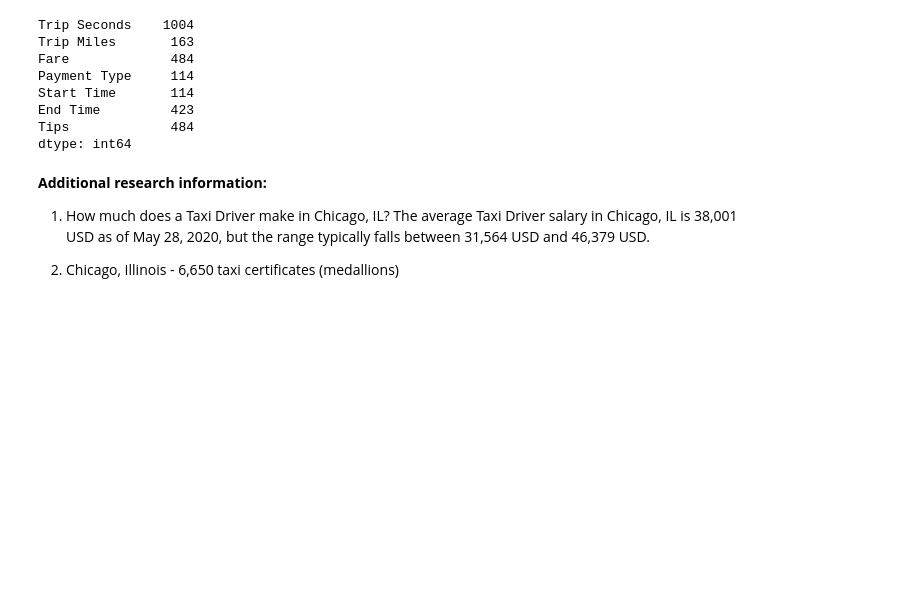
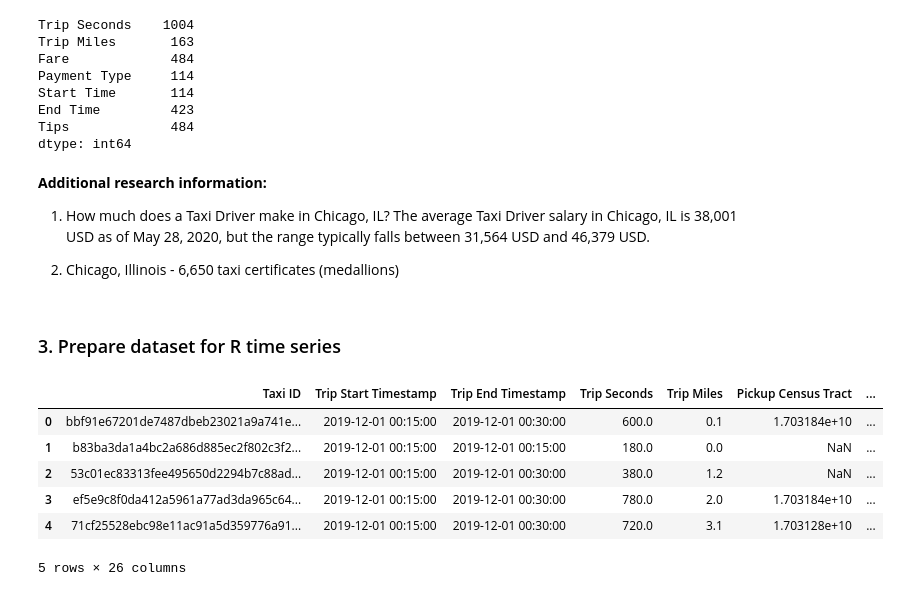
Before and after one commit to OleksiyAnokhin/UChicago-COVID-Hackathon, a Jupyter notebook: UChicago COVID-19 Hackathon.ipynb, the cells around one changed output. Drawn from its saved outputs; the diff is of its cells as text; code cells hidden in the pictures; blank space fills up the shorter version.

```diff
--- a/UChicago COVID-19 Hackathon.ipynb
+++ b/UChicago COVID-19 Hackathon.ipynb
@@ -1124,3 +1134,15 @@ dtype: int64
 1. How much does a Taxi Driver make in Chicago, IL? The average Taxi Driver salary in Chicago, IL is 38,001 USD as of May 28, 2020, but the range typically falls between 31,564 USD and 46,379 USD.
 
 2. Chicago, Illinois - 6,650 taxi certificates (medallions)
+# %% [markdown]
+### 3. Prepare dataset for R time series
+# %%
+taxi_2020.head()
+# %% [output]
+|  | Taxi ID | Trip Start Timestamp | Trip End Timestamp | Trip Seconds | Trip Miles | Pickup Census Tract | ... |
+| 0 | bbf91e67201de7487dbeb23021a9a741e... | 2019-12-01 00:15:00 | 2019-12-01 00:30:00 | 600.0 | 0.1 | 1.703184e+10 | ... |
+| 1 | b83ba3da1a4bc2a686d885ec2f802c3f2... | 2019-12-01 00:15:00 | 2019-12-01 00:15:00 | 180.0 | 0.0 | NaN | ... |
+| 2 | 53c01ec83313fee495650d2294b7c88ad... | 2019-12-01 00:15:00 | 2019-12-01 00:30:00 | 380.0 | 1.2 | NaN | ... |
+| 3 | ef5e9c8f0da412a5961a77ad3da965c64... | 2019-12-01 00:15:00 | 2019-12-01 00:30:00 | 780.0 | 2.0 | 1.703184e+10 | ... |
+| 4 | 71cf25528ebc98e11ac91a5d359776a91... | 2019-12-01 00:15:00 | 2019-12-01 00:30:00 | 720.0 | 3.1 | 1.703128e+10 | ... |
+5 rows × 26 columns
```
Also changed, not shown: parts of 11 cells of this notebook, 6 other files.
